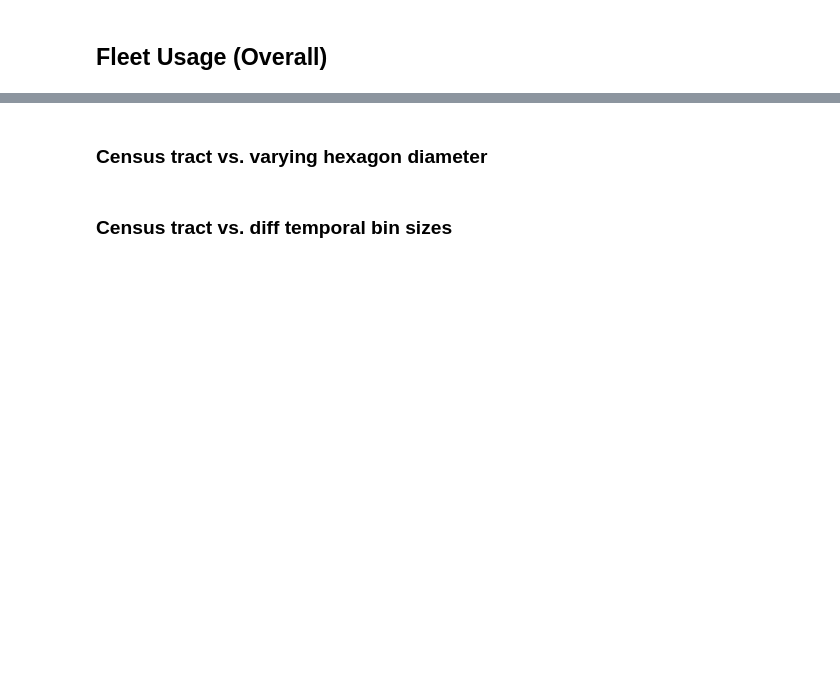
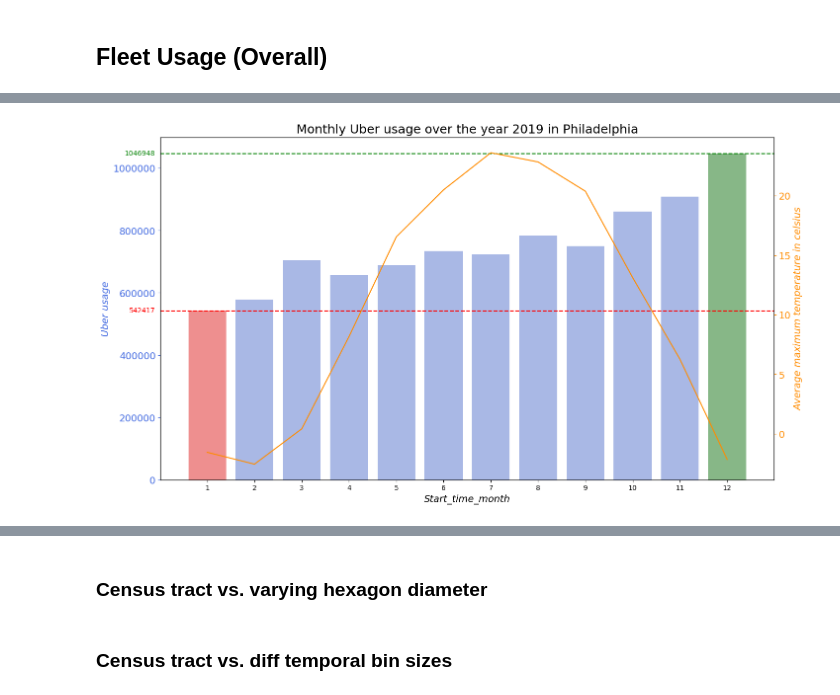
Before and after one commit to Hannah2800/AAA_2023_AdvancedPythonPandas, a Jupyter notebook: Task 2 - Descriptive (Spatial) Analytics - Fleet Usage.ipynb, the cells around one changed output, grey strips where cells are left out. Saved outputs shown, nothing was run; the diff lists cells and outputs as text; code cells hidden in the pictures; blank space fills up the shorter version.

```diff
--- a/Task 2 - Descriptive (Spatial) Analytics - Fleet Usage.ipynb
+++ b/Task 2 - Descriptive (Spatial) Analytics - Fleet Usage.ipynb
@@ -140,0 +97,16 @@ dfFleet_usage_hourly_over_2013
+# %%
+def create_df_average_max_temp(time):
+
+    # dataframe for monthly average max temparatures
+    if time == 'start_time_month':
+        dfWeather_average_max_temp = dfChicago.groupby(['start_time_month'])['temperature_celsius'].mean().reset_index()
+    # dataframe for weekly average max temparatures
+    elif time == 'start_time_week':
+        dfWeather_average_max_temp = dfChicago.groupby(['start_time_week'])['temperature_celsius'].mean().reset_index()
+    # dataframe for daily average max temparatures
+    elif time == 'start_time_day':
+        dfWeather_average_max_temp = dfChicago.groupby(['start_time_day'])['temperature_celsius'].mean().reset_index()
+    else:
+        return "False Statement. Please provide other input."
+
+    return dfWeather_average_max_temp['temperature_celsius']
@@ -140,0 +180,7 @@ dfFleet_usage_hourly_over_2013
+# %%
+create_plot_for_visualization("barplot", dfFleet_usage_over_2013.groupby(['start_time_month'])['Trip_ID'].count().reset_index(),
+                              'start_time_month', 'Trip_ID', True,
+                             "Monthly Uber usage over the year 2019 in Philadelphia",
+                             "Uber usage", "Average maximum temperature in celsius", -1.1)
+# %% [output]
+[figure, added]
```
Also changed, not shown: parts of 16 cells of this notebook.
